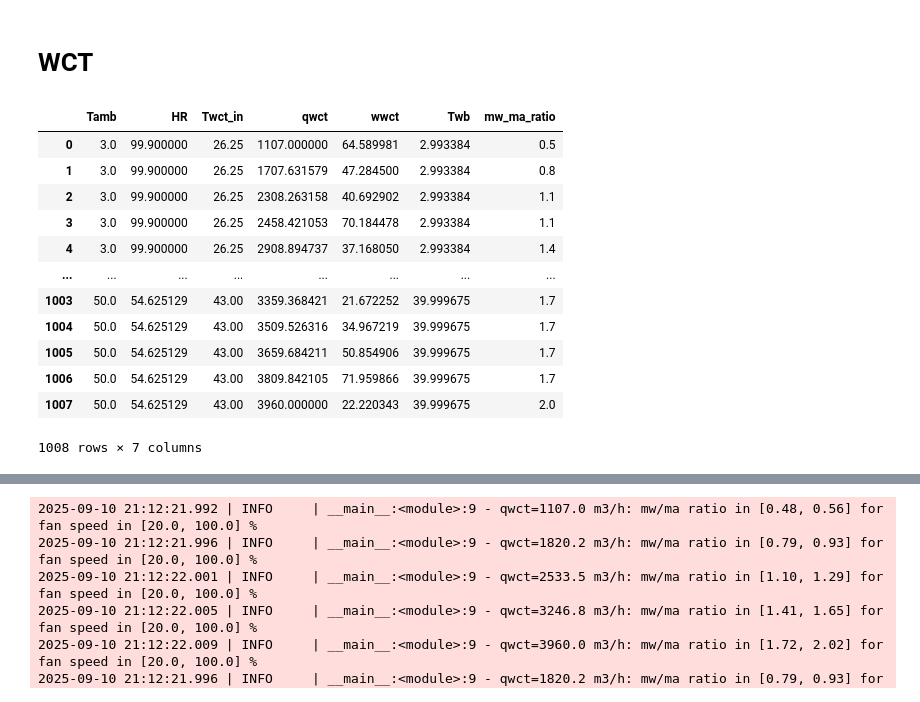
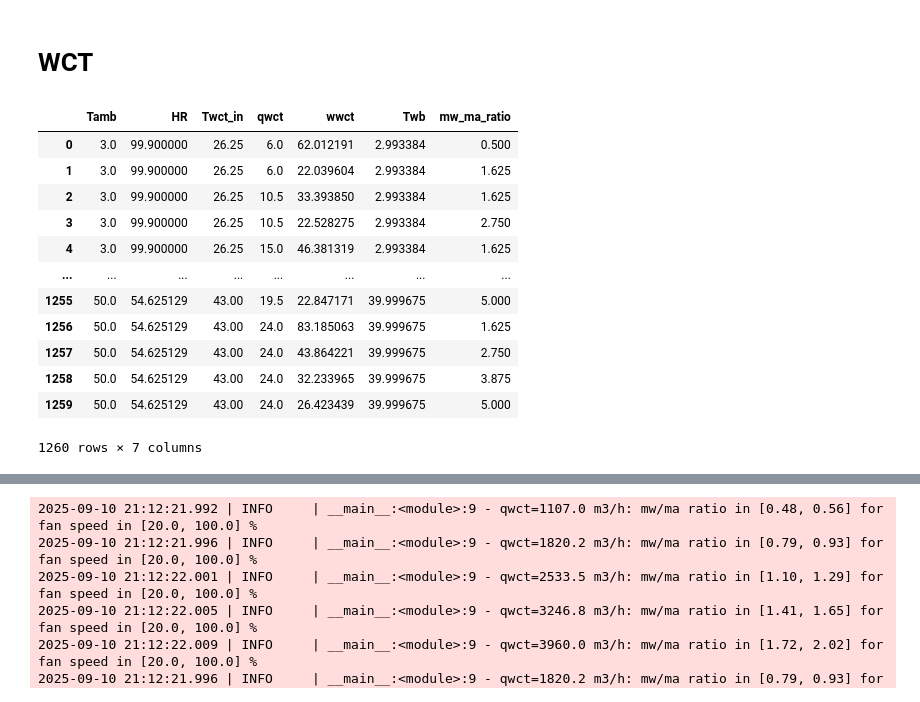
Before and after one commit to juan11iguel/SOLhycool, a Jupyter notebook: modeling/notebooks/model_inputs_exploration.ipynb, the cells around one changed output, grey strips where cells are left out. Saved outputs shown, nothing was run; the diff lists cells and outputs as text; code cells hidden in the pictures.

```diff
--- a/modeling/notebooks/model_inputs_exploration.ipynb
+++ b/modeling/notebooks/model_inputs_exploration.ipynb
@@ -27,6 +27,8 @@ case_studies_dict = {
         "n_dc": 1,
         "n_wct": 1,
         # "qwct": (6., 24.),
+        "n_mw_ma_ratio": 5,
+        "n_deltaTwb_Tin": 4,
     },
     "andasol_wct_90MW": {
         "system_id": "andasol", # For fan speed to air flow correlation
@@ -263,47 +265,47 @@ output_path = base_output_path / "wct_in.csv"
 
 model_inputs = ModelInputs.initialize(
     inputs_range = ModelInputsRange(
-        qwct=params.get("qwct", ModelInputsRange.qwct),
+        qwct=params.get("qwct", ModelInputsRange().qwct),
         mw_ma_ratio=params.get("mw_ma_ratio", ModelInputsRange.mw_ma_ratio),
         # wwct=(0, 100)
     ),
     num_input_updates=NumInputUpdates(
         mw_ma_ratio=params.get("n_mw_ma_ratio", NumInputUpdates.mw_ma_ratio),
         qwct=params.get("n_qwct", NumInputUpdates.qwct),
     )
 )
 
 # From model inputs, compute Twb, mw/ma
 ma_kgs = np.array(cc_model.fan_speed_to_air_mass_flow_rate_fit(model_inputs.wwct, params["system_id"])[0])
 
 additional_inputs_dict = {
     "Twb": np.array(
         get_Twb(model_inputs.Tamb, model_inputs.HR/100, np.full(len(model_inputs.Tamb), 101325))
     ),
     "mw_ma_ratio": np.array([model_inputs.qwct / (ma_kgs * 3.6)]).reshape(-1)
 }
 
 output_dict = {
     **asdict(model_inputs),
     **additional_inputs_dict,
 }
 df = pd.DataFrame(output_dict)
 
 display(df)
 
 df.to_csv(output_path)
 logger.info(f"{len(df)} samples generated and saved at {output_path}")
 # %% [output]
 |  | Tamb | HR | Twct_in | qwct | wwct | Twb | mw_ma_ratio |
-| 0 | 3.0 | 99.900000 | 26.25 | 1107.000000 | 64.589981 | 2.993384 | 0.5 |
-| 1 | 3.0 | 99.900000 | 26.25 | 1707.631579 | 47.284500 | 2.993384 | 0.8 |
-| 2 | 3.0 | 99.900000 | 26.25 | 2308.263158 | 40.692902 | 2.993384 | 1.1 |
-| 3 | 3.0 | 99.900000 | 26.25 | 2458.421053 | 70.184478 | 2.993384 | 1.1 |
-| 4 | 3.0 | 99.900000 | 26.25 | 2908.894737 | 37.168050 | 2.993384 | 1.4 |
+| 0 | 3.0 | 99.900000 | 26.25 | 6.0 | 62.012191 | 2.993384 | 0.500 |
+| 1 | 3.0 | 99.900000 | 26.25 | 6.0 | 22.039604 | 2.993384 | 1.625 |
+| 2 | 3.0 | 99.900000 | 26.25 | 10.5 | 33.393850 | 2.993384 | 1.625 |
+| 3 | 3.0 | 99.900000 | 26.25 | 10.5 | 22.528275 | 2.993384 | 2.750 |
+| 4 | 3.0 | 99.900000 | 26.25 | 15.0 | 46.381319 | 2.993384 | 1.625 |
 | ... | ... | ... | ... | ... | ... | ... | ... |
-| 1003 | 50.0 | 54.625129 | 43.00 | 3359.368421 | 21.672252 | 39.999675 | 1.7 |
-| 1004 | 50.0 | 54.625129 | 43.00 | 3509.526316 | 34.967219 | 39.999675 | 1.7 |
-| 1005 | 50.0 | 54.625129 | 43.00 | 3659.684211 | 50.854906 | 39.999675 | 1.7 |
-| 1006 | 50.0 | 54.625129 | 43.00 | 3809.842105 | 71.959866 | 39.999675 | 1.7 |
-| 1007 | 50.0 | 54.625129 | 43.00 | 3960.000000 | 22.220343 | 39.999675 | 2.0 |
+| 1255 | 50.0 | 54.625129 | 43.00 | 19.5 | 22.847171 | 39.999675 | 5.000 |
+| 1256 | 50.0 | 54.625129 | 43.00 | 24.0 | 83.185063 | 39.999675 | 1.625 |
+| 1257 | 50.0 | 54.625129 | 43.00 | 24.0 | 43.864221 | 39.999675 | 2.750 |
+| 1258 | 50.0 | 54.625129 | 43.00 | 24.0 | 32.233965 | 39.999675 | 3.875 |
+| 1259 | 50.0 | 54.625129 | 43.00 | 24.0 | 26.423439 | 39.999675 | 5.000 |
-1008 rows × 7 columns
+1260 rows × 7 columns
```
Also changed, not shown: parts of 3 cells of this notebook, 3 other files.
